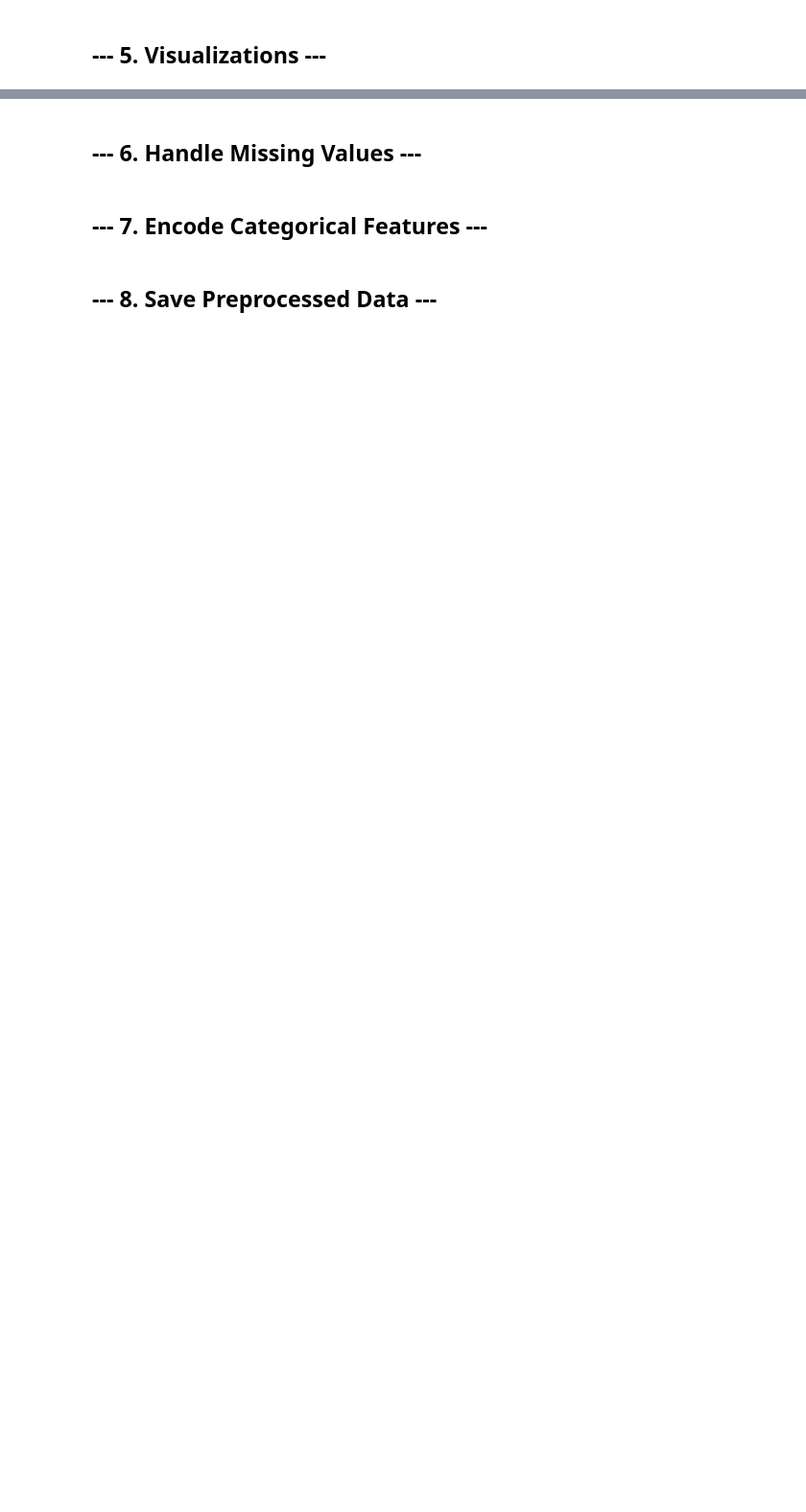
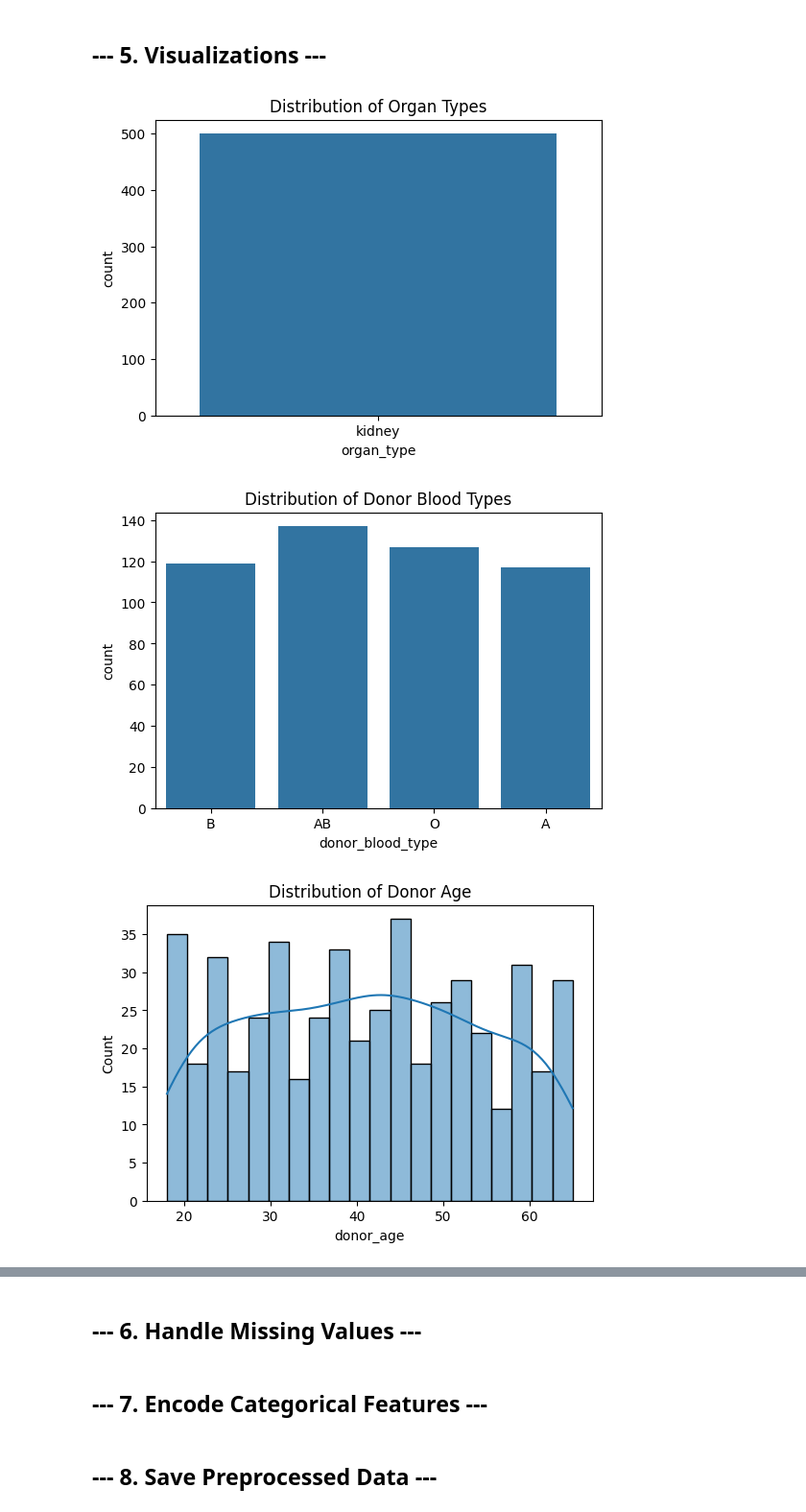
Before and after one commit to msanchariii/organa, a Jupyter notebook: notebooks/02_EDA_Preprocessing.ipynb, the cells around one changed output, grey strips where cells are left out. Shown: that part at 96% size. Cells and saved outputs as stored; diff of their text form; code cells hidden in the pictures; blank space fills up the shorter version.

Commit message:
updating the notbook and csv for kidney compatibiliyt

```diff
--- a/notebooks/02_EDA_Preprocessing.ipynb
+++ b/notebooks/02_EDA_Preprocessing.ipynb
@@ -12,7 +12,7 @@ import os
 
 from google.colab import drive
 drive.mount('/content/drive')
-data_path = "/content/drive/MyDrive/organ_matching_project/dummy_organ_data.csv"
+data_path = "/content/drive/MyDrive/organ_matching_project/dummy_organ_data_kidney.csv"
 
 # For local VS Code:
 # data_path = "../server/app/ml/data/dummy_organ_data.csv"
@@ -61,26 +79,30 @@ print(df.describe(include='all'))
 # %%
 plt.figure(figsize=(6,4))
 sns.countplot(x='organ_type', data=df)
 plt.title('Distribution of Organ Types')
 plt.show()
 
 plt.figure(figsize=(6,4))
 sns.countplot(x='donor_blood_type', data=df)
 plt.title('Distribution of Donor Blood Types')
 plt.show()
 
 plt.figure(figsize=(6,4))
 sns.histplot(df['donor_age'], kde=True, bins=20)
 plt.title('Distribution of Donor Age')
 plt.show()
 
 plt.figure(figsize=(6,4))
-sns.histplot(df['age'], kde=True, bins=20)
+sns.histplot(df['recipient_age'], kde=True, bins=20)
 plt.title('Distribution of Patient Age')
 plt.show()
 
 # Correlation heatmap (numerical only)
 plt.figure(figsize=(10,6))
 sns.heatmap(df.corr(numeric_only=True), annot=True, cmap='coolwarm')
 plt.title('Correlation Heatmap')
 plt.show()
+# %% [output]
+[figure, added]
+[figure, added]
+[figure, added]
```
Also changed, not shown: parts of 6 cells of this notebook, 8 other files.
